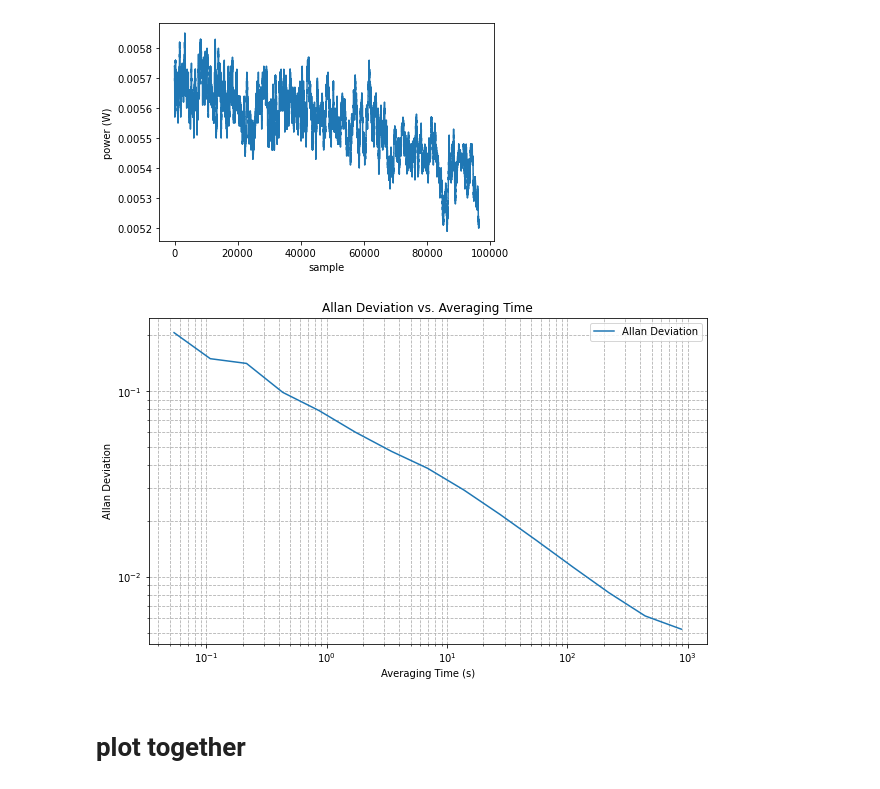
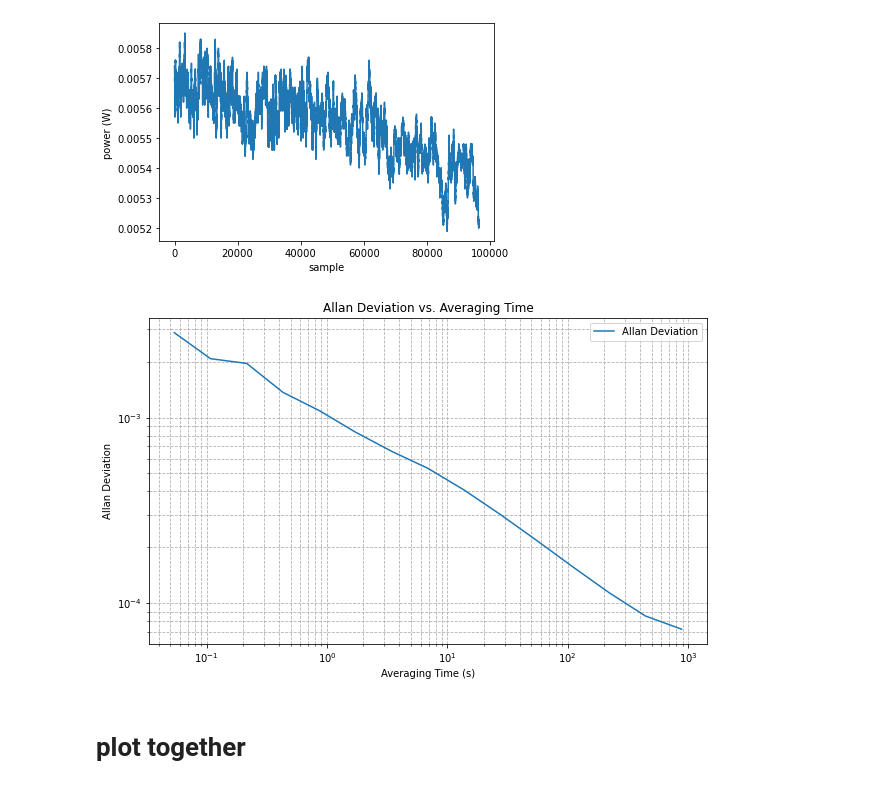
Before and after one commit to ahserhan/PSD-Calculation, a Jupyter notebook: experiment/Allan Variance.ipynb, the cells around one changed output. Saved outputs shown, nothing was run; the diff lists cells and outputs as text; code cells hidden in the pictures.

```diff
--- a/experiment/Allan Variance.ipynb
+++ b/experiment/Allan Variance.ipynb
@@ -83,7 +84,7 @@ Text(0, 0.5, 'power (W)')
 N = len(power_time_series)          # number of data points
 time = 5201.739
 dt = time/N          # time step in seconds
-time = np.arange(N) * dt
+time2 = np.arange(N) * dt
 
 data = power_time_series
 
@@ -97,34 +98,35 @@ autocorr_full = np.correlate(data_zero_mean, data_zero_mean, mode='full')
 autocorr = autocorr_full[N-1:]
 
 # Compute the Fourier transform of the autocorrelation to obtain the PSD.
 psd_complex = np.fft.fft(autocorr)
 psd = np.real(psd_complex)  # PSD should be real-valued (by the Wiener-Khinchin theorem)
+psd = psd/time
 
 # Create a frequency axis for the PSD.
 freqs = np.fft.fftfreq(len(psd), d=dt)
 
 # Since the autocorrelation is real and even, we only need the positive frequencies.
 mask = freqs >= 0
 freqs_pos = freqs[mask]
 psd_pos = psd[mask]
 
 
 freq_fluctuations = psd_pos  # Simulated frequency noise
 
 # Compute Allan variance
 taus2, allan_var2, _, _ = allantools.oadev(freq_fluctuations, rate=1/dt, data_type="freq")
 
 # Plot Allan deviation
 plt.figure(figsize=(10, 6))
 plt.loglog(taus2, np.sqrt(allan_var2), label="Allan Deviation")
 plt.xlabel("Averaging Time (s)")
 plt.ylabel("Allan Deviation")
 plt.title("Allan Deviation vs. Averaging Time")
 plt.grid(True, which="both", linestyle="--")
 plt.legend()
 plt.show()
 # %% [output]
-[figure, old version]
+[figure, new version]
 # %% [markdown]
 # plot together
 # %%
```
Also changed, not shown: parts of 4 cells of this notebook, 1 other file.
